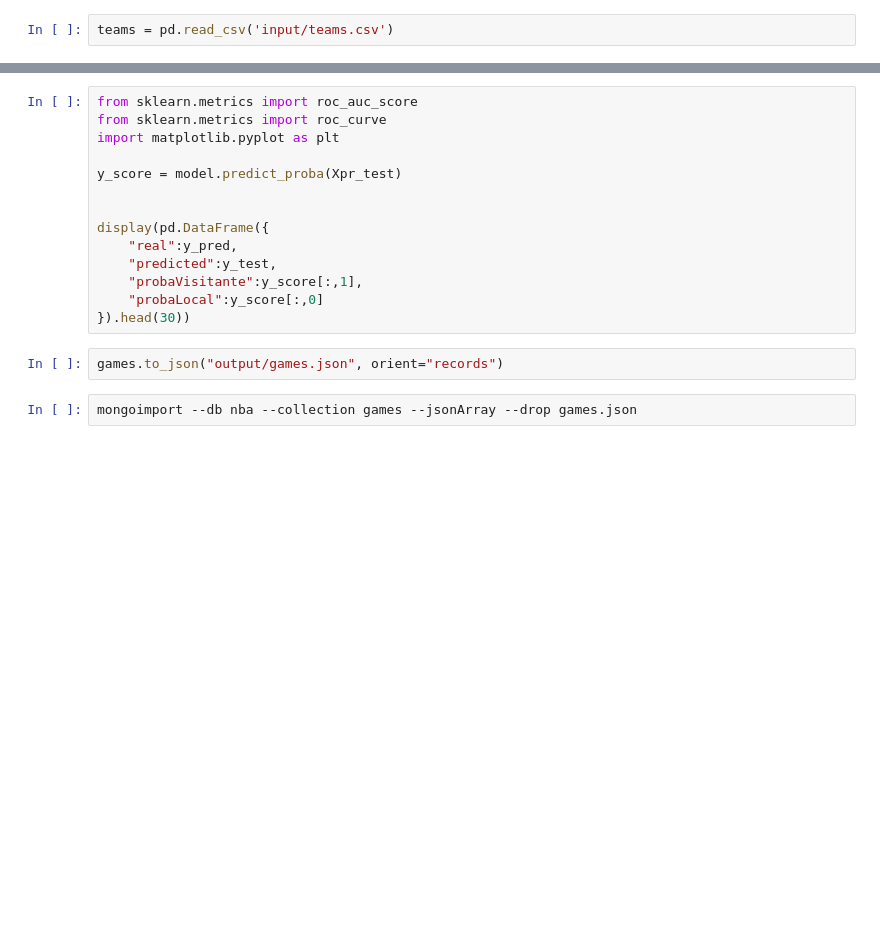
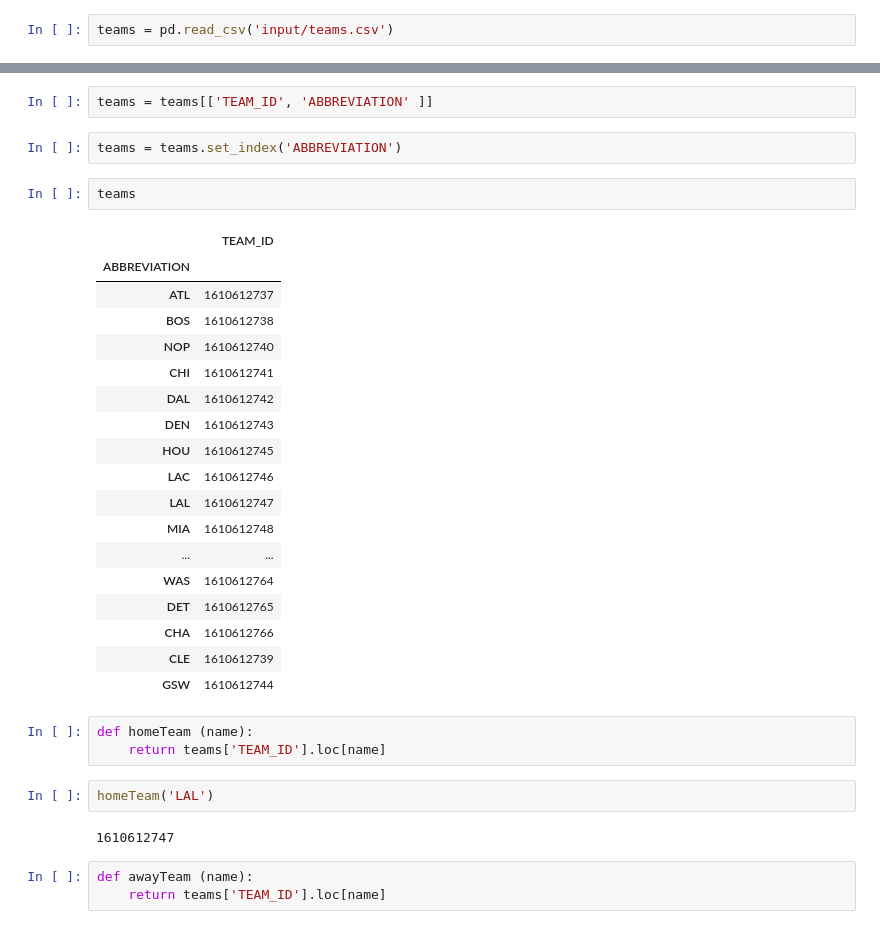
Before and after one commit to Bersuan/Proyecto-Final, a Jupyter notebook: DataClean.ipynb, the cells around one changed output, grey strips where cells are left out. Cells and saved outputs as stored; diff of their text form; blank space fills up the shorter version.

```diff
--- a/DataClean.ipynb
+++ b/DataClean.ipynb
@@ -134,18 +145,35 @@ model.predict_proba(Xpr_test)
-# %%
-from sklearn.metrics import roc_auc_score
-from sklearn.metrics import roc_curve
-import matplotlib.pyplot as plt
-
-y_score = model.predict_proba(Xpr_test)
-
-
-display(pd.DataFrame({
-    "real":y_pred,
-    "predicted":y_test,
-    "probaVisitante":y_score[:,1],
-    "probaLocal":y_score[:,0]
-}).head(30))
-# %%
-games.to_json("output/games.json", orient="records")
-# %%
-mongoimport --db nba --collection games --jsonArray --drop games.json
+# %%
+teams = teams[['TEAM_ID', 'ABBREVIATION' ]]
+# %%
+teams = teams.set_index('ABBREVIATION')
+# %%
+teams
+# %% [output]
+|  | TEAM_ID |
+| ABBREVIATION |  |
+| ATL | 1610612737 |
+| BOS | 1610612738 |
+| NOP | 1610612740 |
+| CHI | 1610612741 |
+| DAL | 1610612742 |
+| DEN | 1610612743 |
+| HOU | 1610612745 |
+| LAC | 1610612746 |
+| LAL | 1610612747 |
+| MIA | 1610612748 |
+| ... | ... |
+| WAS | 1610612764 |
+| DET | 1610612765 |
+| CHA | 1610612766 |
+| CLE | 1610612739 |
+| GSW | 1610612744 |
+# %%
+def homeTeam (name):
+    return teams['TEAM_ID'].loc[name]
+# %%
+homeTeam('LAL')
+# %% [output]
+1610612747
+# %%
+def awayTeam (name):
+    return teams['TEAM_ID'].loc[name]
```
Also changed, not shown: parts of 60 cells of this notebook, 12 other files.
